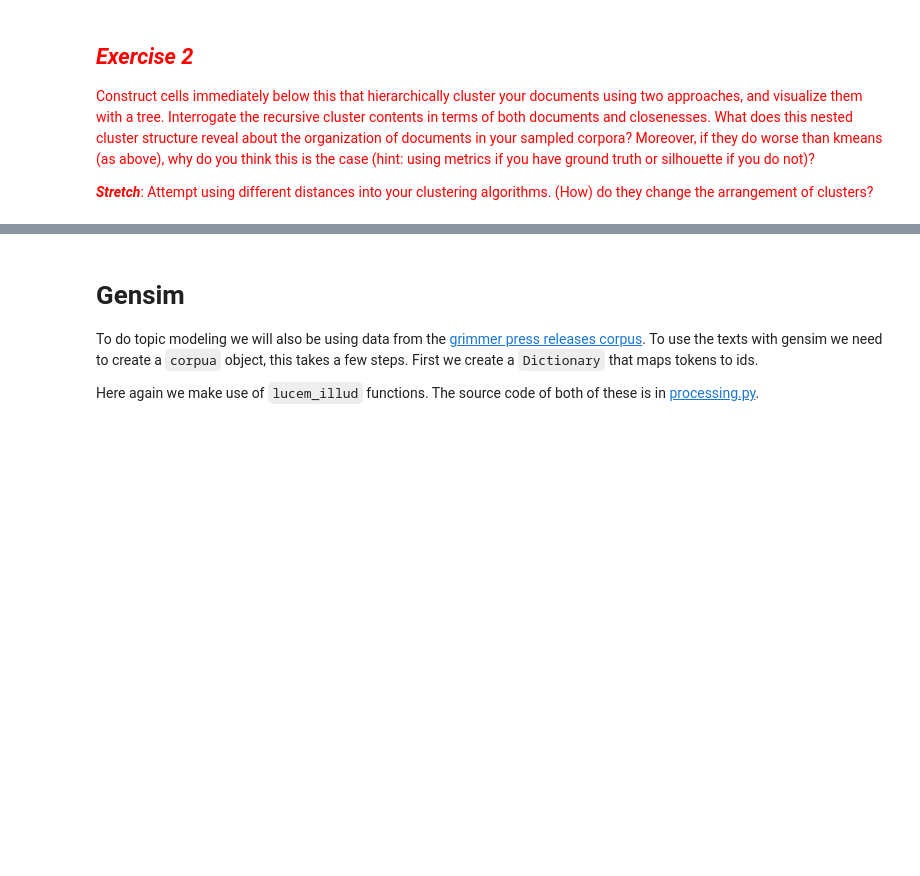
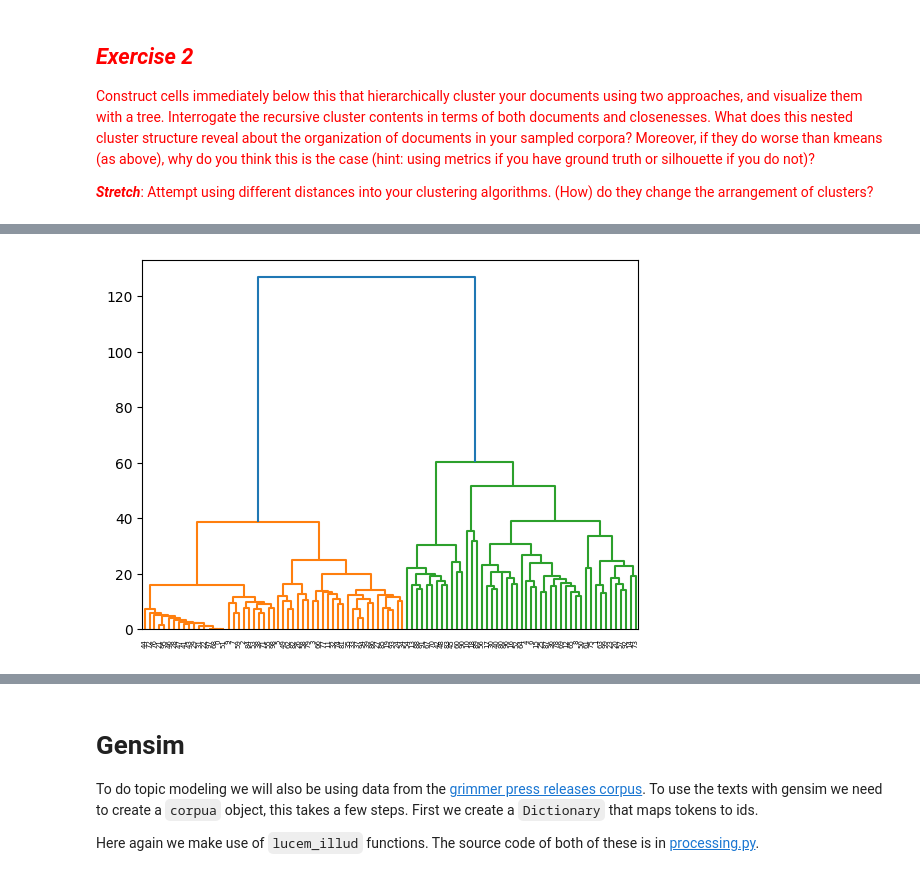
Before and after one commit to h-karyn/ComputationalContentAnalysis, a Jupyter notebook: python_notebooks/hw3/3_Topic_Modeling_and_Clustering.ipynb, the cells around one changed output, grey strips where cells are left out. Drawn from its saved outputs; the diff is of its cells as text; code cells hidden in the pictures; blank space fills up the shorter version.

```diff
--- a/python_notebooks/hw3/3_Topic_Modeling_and_Clustering.ipynb
+++ b/python_notebooks/hw3/3_Topic_Modeling_and_Clustering.ipynb
@@ -861,0 +864,10 @@ example_hierarchicalClusters_full = scipy.cluster.hierarchy.fcluster(example_lin
+# %%
+# in the sex column, filter out the rows that are not 'm' or 'f'
+filtered_profile = profile[profile['sex'].isin(['m', 'f'])]
+
+# based on 'essay1', filter out na rows
+filtered_profile = filtered_profile[filtered_profile['essay1'].notna()]
+
+# create count vectorizer
+fp_count_vectorizer = sklearn.feature_extraction.text.CountVectorizer(stop_words='english', max_features=500)
+fpVects = fp_count_vectorizer.fit_transform(filtered_profile['essay1'])
@@ -861,0 +885,15 @@ example_hierarchicalClusters_full = scipy.cluster.hierarchy.fcluster(example_lin
+# %%
+occupationCoocMat = fpVects * fpVects.T
+
+occupationCoocMat.setdiag(0)
+# %%
+selectIndices = []
+indexToCat = []
+for c in set(filtered_profile['sex']):
+    selectIndices += list(filtered_profile[filtered_profile['sex'] == c].index)[:50]
+    indexToCat += [c] * 50
+    #.groupby('category').sum()
+# %%
+subCoocMat = occupationCoocMat[selectIndices,:][:,selectIndices]
+linkage_matrix = scipy.cluster.hierarchy.ward(subCoocMat.toarray())
+linkage_matrix[:10]
@@ -861,0 +911,4 @@ example_hierarchicalClusters_full = scipy.cluster.hierarchy.fcluster(example_lin
+# %%
+dendDat = scipy.cluster.hierarchy.dendrogram(linkage_matrix, get_leaves=True)
+# %% [output]
+[figure, added]
```
Also changed, not shown: parts of 5 cells of this notebook.
